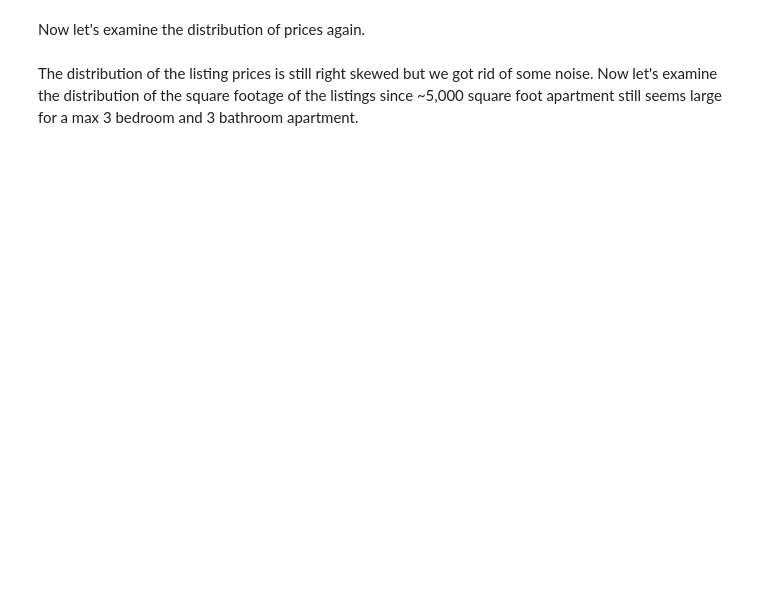
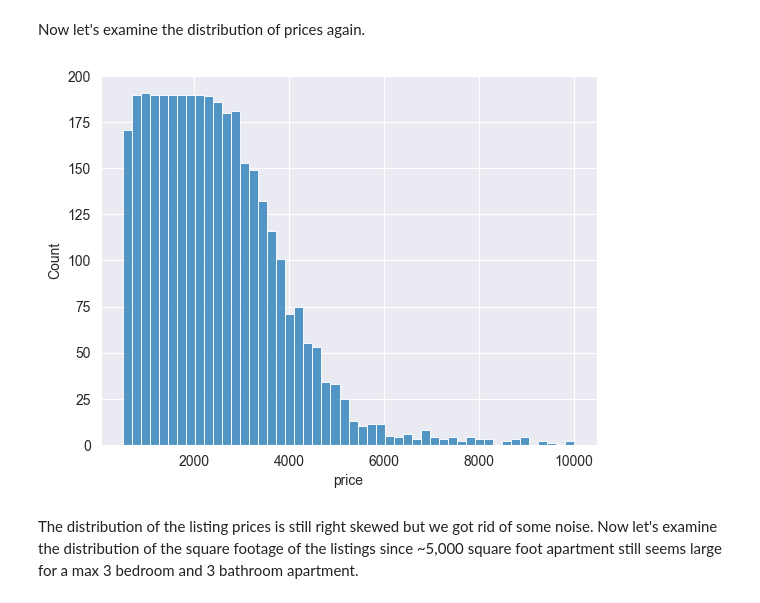
Before and after one commit to ipacheco9311/CS-577-07-Data-Science-Fall-2025-Project, a Jupyter notebook: source/project.ipynb, the cells around one changed output. Saved outputs shown, nothing was run; the diff lists cells and outputs as text; code cells hidden in the pictures; blank space fills up the shorter version.

```diff
--- a/source/project.ipynb
+++ b/source/project.ipynb
@@ -157,0 +327,13 @@ filtered_df.describe()
+# %%
+with duckdb.connect(database= (data_directory / 'apartments.duckdb')) as connection:
+    df = connection.execute('''
+    SELECT bedrooms, bathrooms, price
+    FROM listings
+    WHERE
+    bedrooms IS NOT NULL AND bathrooms IS NOT NULL AND
+    price IS NOT NULL AND
+    bedrooms >= 1 AND bedrooms <= 3 AND
+    bathrooms >= 1 AND bathrooms <= 3 AND
+    price >= 500 AND price <= 10000;
+    ''').fetchdf()
+df.describe()
@@ -164,2 +352,20 @@ plt.show()
+# %%
+with duckdb.connect(database= (data_directory / 'apartments.duckdb')) as connection:
+    df = connection.execute('''
+    SELECT price,
+    COUNT(*) AS count
+    FROM listings
+    WHERE
+    bedrooms IS NOT NULL AND bathrooms IS NOT NULL AND
+    price IS NOT NULL AND
+    bedrooms >= 1 AND bedrooms <= 3 AND
+    bathrooms >= 1 AND bathrooms <= 3 AND
+    price >= 500 AND price <= 10000
+    GROUP BY price;
+    ''').fetchdf()
+sns.histplot(df['price'], bins=50)
+plt.show()
+# %% [output]
+[figure, added]
 # %% [markdown]
 The distribution of the listing prices is still right skewed but we got rid of some noise. Now let's examine the distribution of the square footage of the listings since ~5,000 square foot apartment still seems large for a max 3 bedroom and 3 bathroom apartment.
```
Also changed, not shown: parts of 49 cells of this notebook.
